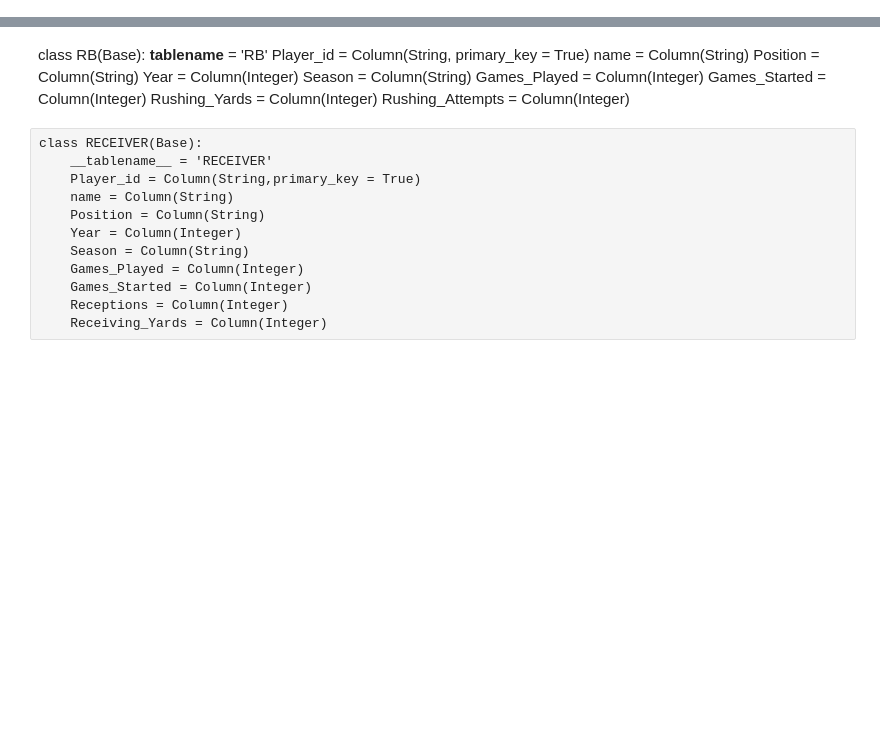
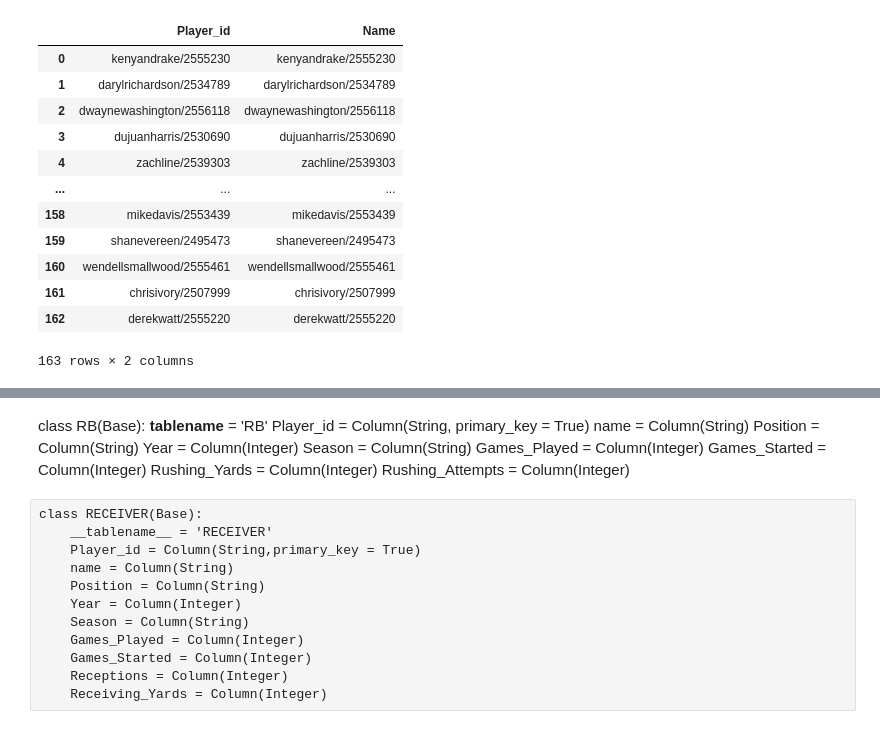
Before and after one commit to veraroberto/ETL-Project-NFL, a Jupyter notebook: NFL_STATISCS.ipynb, the cells around one changed output, grey strips where cells are left out. Cells and saved outputs as stored; diff of their text form; code cells hidden in the pictures; blank space fills up the shorter version.

```diff
--- a/NFL_STATISCS.ipynb
+++ b/NFL_STATISCS.ipynb
@@ -72,3 +162,24 @@ runnungBack_clean_df
+# %%
+#DATA FRAME THAT contains unique players RB and TE RUNNERS
+
+runners_id = runners_df['Player_id'].unique()
+runners_name = runners_df['Name'].unique()
+runners_id_id_name = pd.DataFrame({'Player_id': runners_id, 'Name' : runners_id})
+runners_id_id_name
+# %% [output]
+|  | Player_id | Name |
+| 0 | kenyandrake/2555230 | kenyandrake/2555230 |
+| 1 | darylrichardson/2534789 | darylrichardson/2534789 |
+| 2 | dwaynewashington/2556118 | dwaynewashington/2556118 |
+| 3 | dujuanharris/2530690 | dujuanharris/2530690 |
+| 4 | zachline/2539303 | zachline/2539303 |
+| ... | ... | ... |
+| 158 | mikedavis/2553439 | mikedavis/2553439 |
+| 159 | shanevereen/2495473 | shanevereen/2495473 |
+| 160 | wendellsmallwood/2555461 | wendellsmallwood/2555461 |
+| 161 | chrisivory/2507999 | chrisivory/2507999 |
+| 162 | derekwatt/2555220 | derekwatt/2555220 |
+163 rows × 2 columns
 # %%
 #receiver_df = pd.read_csv(receiver)       #Len 112,632    nan, 'WR', 'TE',   # 24,786 That Contain Position
 
```
Also changed, not shown: parts of 20 cells of this notebook, 3 other files.
